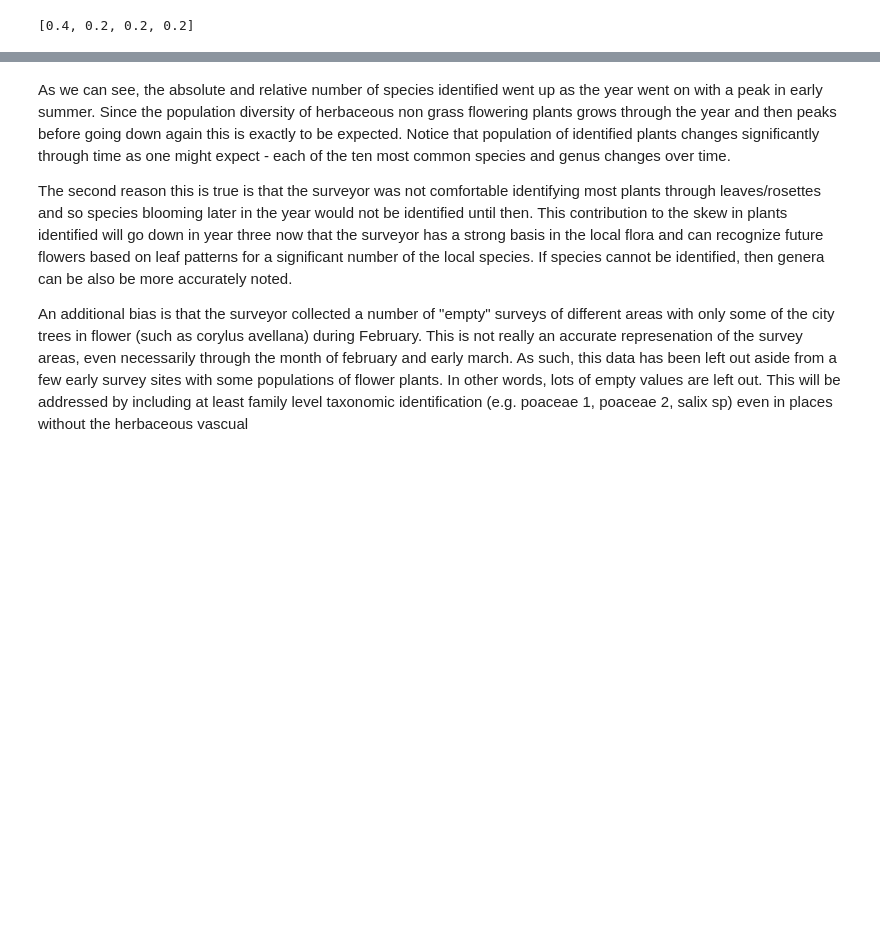
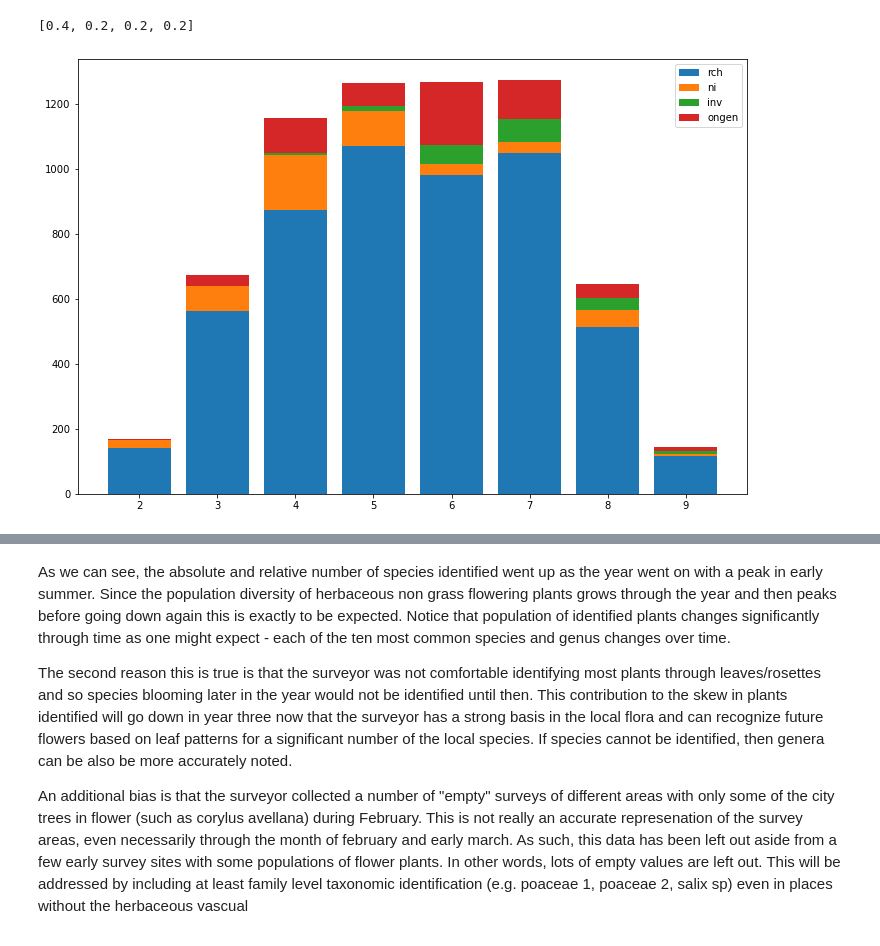
Before and after one commit to thorerismann/flora-buckets, a Jupyter notebook: newanalysis.ipynb, the cells around one changed output, grey strips where cells are left out. Cells and saved outputs as stored; diff of their text form; code cells hidden in the pictures; blank space fills up the shorter version.

```diff
--- a/newanalysis.ipynb
+++ b/newanalysis.ipynb
@@ -27,9 +27,27 @@ from IPython.display import Markdown as md
 from IPython.display import display
 
 # survey data
+# date issue to fix year one (put from dd.mm.yy format -> yyyy-mm-dd format)
+# date issue to fix year two (data looks fine - check with analyst)
+# commune issue to fix (cdf in way too many communes)
 spd=pd.read_csv("resources/survey_data_20_21_geo_watch_list.csv")
 spd["date"] = pd.to_datetime(spd["date"])
 spd["month"] = spd["date"].dt.month
+def make_genus(data):
+    data["genus"] = data.species.map(lambda x: support_genus(x))
+    return data
+def support_genus(x):
+    """Collect the genus from the genus species. Called in functions and methods that compare genus.
+    :param x: df
+    """
+    try:
+        int_data = x.split("-")
+        data = int_data[:1]
+    except:
+        data = "none"
+    return data[0]
+spd = make_genus(spd)
+spd = spd.fillna("X")
 # %%
 # functions that will be used in each subgroup, part of analysis and in the whole data
 
@@ -476,3 +515,17 @@ array([[  2,  36,  65,  64],
+# %%
+tick_spacing = 1
+
+fig, ax = plt.subplots(figsize=(12, 8))
+a_stacked_bar_chart(ax, bars, xaxis=dates)
+plt.legend()
+
+
+ax.xaxis.set_major_locator(ticker.MultipleLocator(tick_spacing))
+
+
+plt.show()
+# %% [output]
+[figure, added]
 # %%
 # the data from year one
 bar_data = spd1.copy()
```
Also changed, not shown: parts of 12 cells of this notebook, 3 other files.
